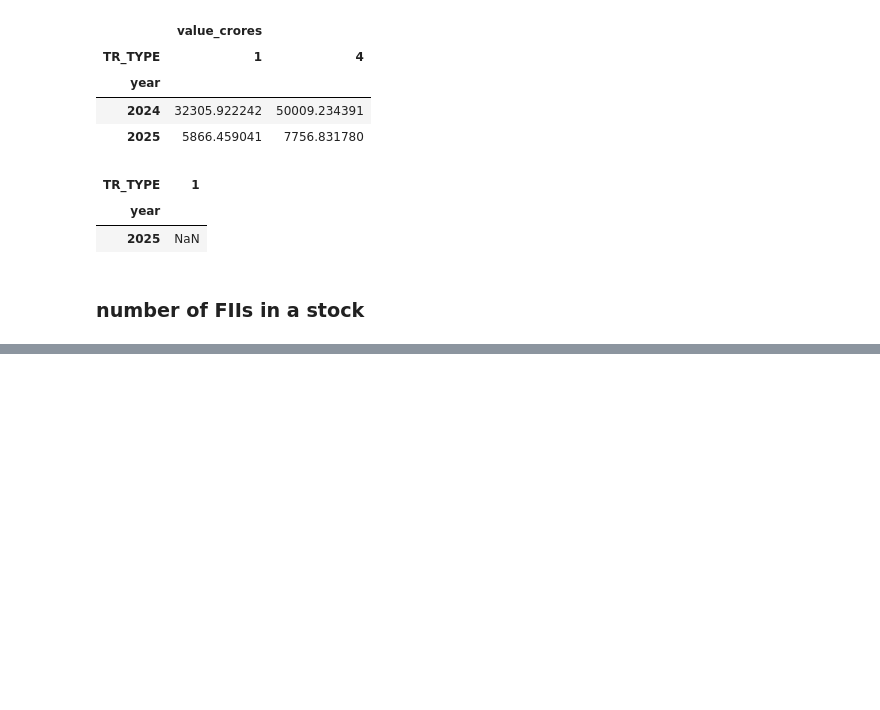
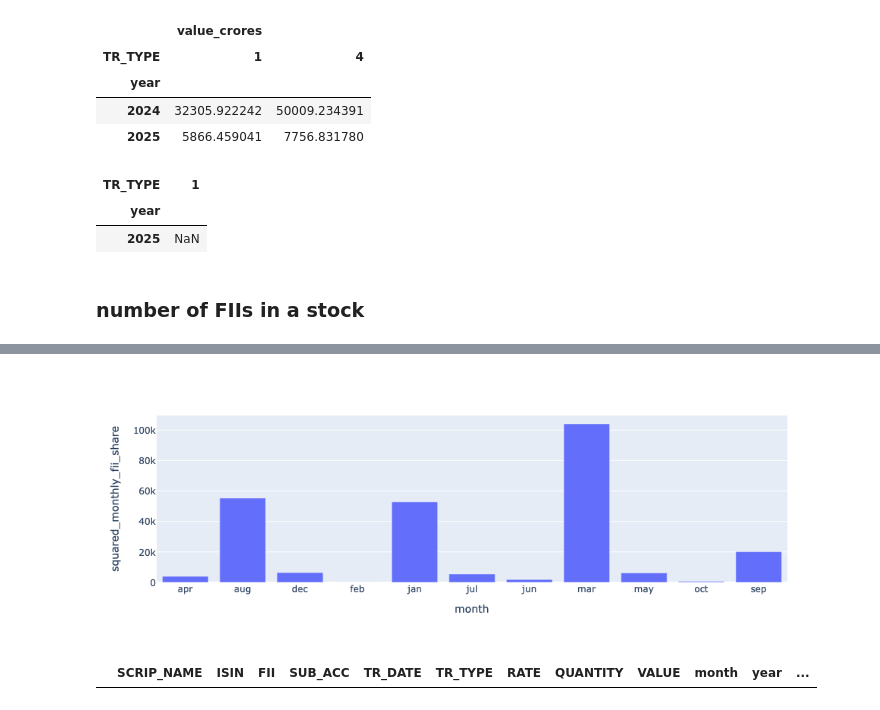
Before and after one commit to shettysandeep/nsdl-fpi, a Jupyter notebook: nsdl_data.ipynb, the cells around one changed output, grey strips where cells are left out. Saved outputs shown, nothing was run; the diff lists cells and outputs as text; code cells hidden in the pictures; blank space fills up the shorter version.

```diff
--- a/nsdl_data.ipynb
+++ b/nsdl_data.ipynb
@@ -467,0 +585,12 @@ dt.rename(columns={1:"Buy", 4:"Sell"})
+# %%
+dt1["volume_FII_month_year"] = dt1.groupby(["company_name", "month", "year", "FII"])[
+    "VALUE"
+].transform("sum")
+
+dt1["volume_total_month_year"] = dt1.groupby(["company_name", "month", "year"])[
+    "VALUE"
+].transform("sum")
+
+dt1["squared_monthly_fii_share"] = (
+    ((dt1["volume_FII_month_year"] / dt1["volume_total_month_year"]) * 100) ** 2
+).astype("float")
@@ -467,0 +665,17 @@ dt.rename(columns={1:"Buy", 4:"Sell"})
+# %%
+new_data = (
+    dt1.groupby(["company_name", "month", "year"])["squared_monthly_fii_share"]
+    .sum()
+    .reset_index()
+)
+# %%
+px.bar(
+    new_data[
+        (new_data["company_name"] == "20 Microns Limited")
+        & (new_data["year"] == "2024")
+    ],
+    x="month",
+    y="squared_monthly_fii_share",
+)
+# %% [output]
+[figure, added]
@@ -467,0 +688,4 @@ dt.rename(columns={1:"Buy", 4:"Sell"})
+# %%
+microns_m_24[microns_m_24["TR_DATE"] == "2024-03-05"]
+# %% [output]
+|  | SCRIP_NAME | ISIN | FII | SUB_ACC | TR_DATE | TR_TYPE | RATE | QUANTITY | VALUE | month | year | ... |
```
Also changed, not shown: parts of 22 cells of this notebook.
